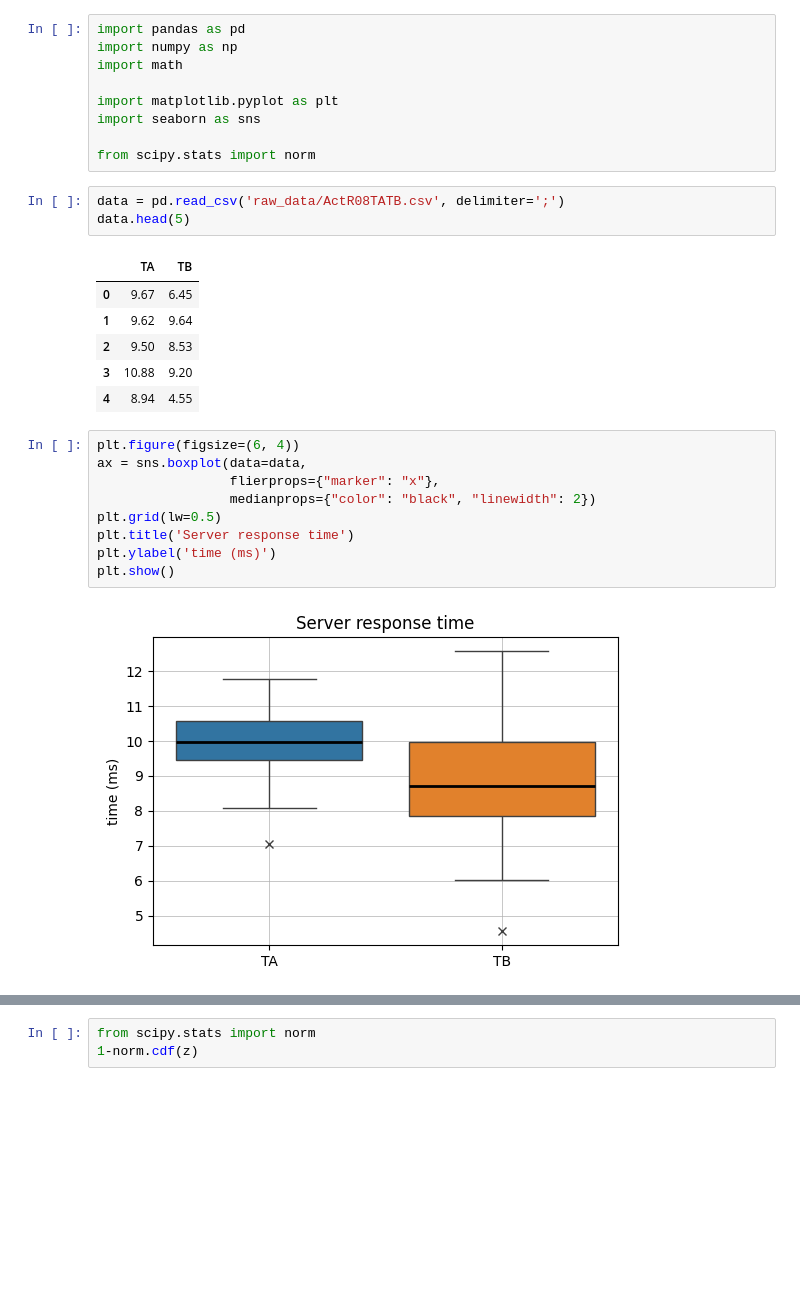
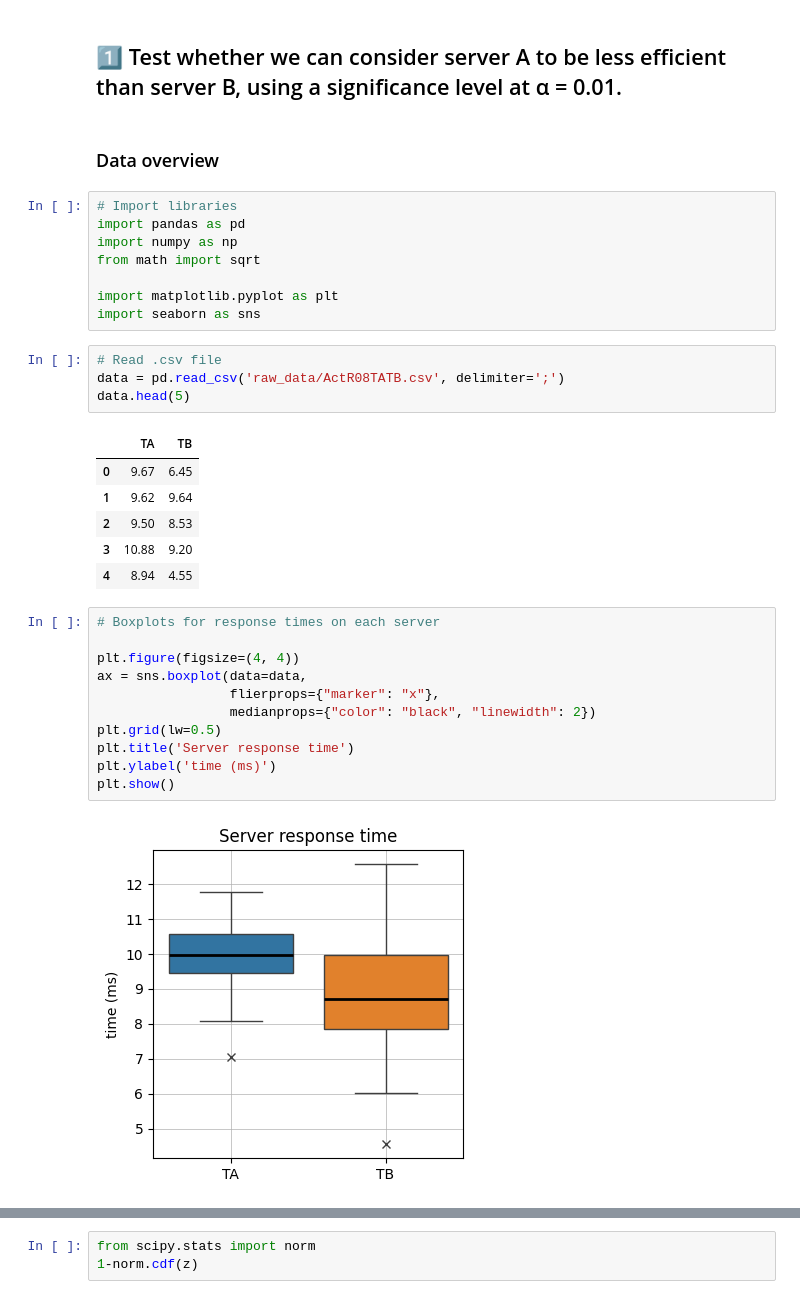
Before and after one commit to seeergiii/ab-testing-server-efficiency, a Jupyter notebook: ab-testing-server-efficiency.ipynb, the cells around one changed output, grey strips where cells are left out. Cells and saved outputs as stored; diff of their text form; blank space fills up the shorter version.

```diff
--- a/ab-testing-server-efficiency.ipynb
+++ b/ab-testing-server-efficiency.ipynb
@@ -1,13 +9,17 @@
+# %% [markdown]
+## 1️⃣ Test whether we can consider server A to be less efficient than server B, using a significance level at α = 0.01.
+# %% [markdown]
+### Data overview
 # %%
+# Import libraries
 import pandas as pd
 import numpy as np
-import math
+from math import sqrt
 
 import matplotlib.pyplot as plt
 import seaborn as sns
-
-from scipy.stats import norm
 # %%
+# Read .csv file
 data = pd.read_csv('raw_data/ActR08TATB.csv', delimiter=';')
 data.head(5)
 # %% [output]
@@ -18,13 +30,15 @@ data.head(5)
 | 3 | 10.88 | 9.20 |
 | 4 | 8.94 | 4.55 |
 # %%
-plt.figure(figsize=(6, 4))
+# Boxplots for response times on each server
+
+plt.figure(figsize=(4, 4))
 ax = sns.boxplot(data=data,
                  flierprops={"marker": "x"},
                  medianprops={"color": "black", "linewidth": 2})
 plt.grid(lw=0.5)
 plt.title('Server response time')
 plt.ylabel('time (ms)')
 plt.show()
 # %% [output]
-[figure, old version]
+[figure, new version]
```
Also changed, not shown: parts of 32 cells of this notebook, 1 other file.
